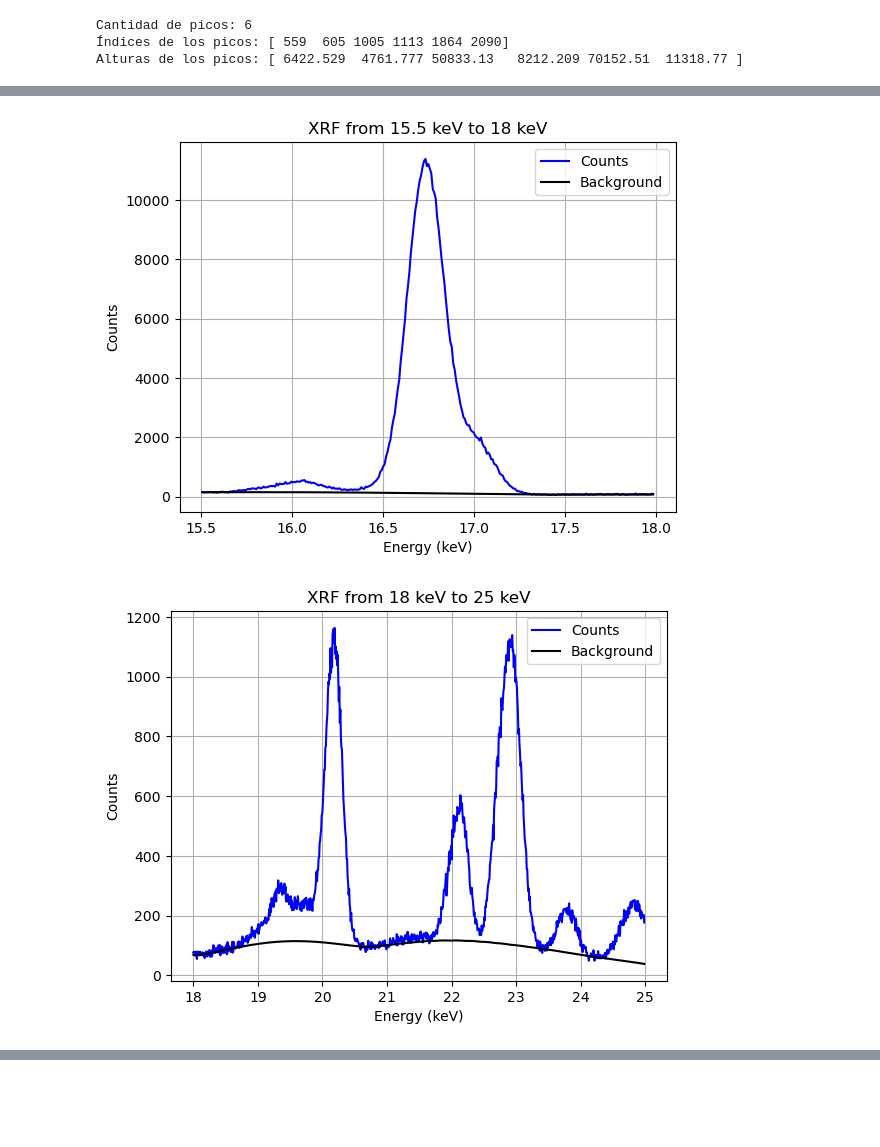
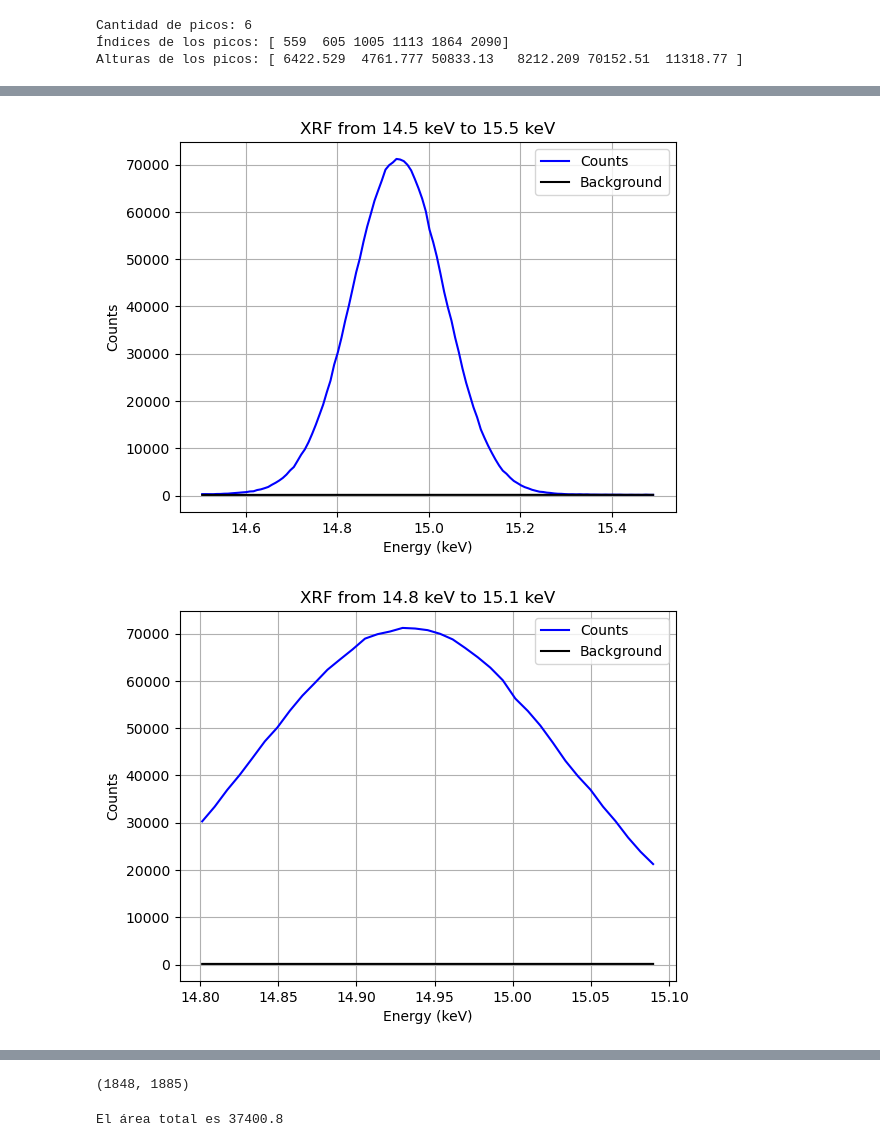
Before and after one commit to eduardoh27/Core-Level-Spectroscopy, a Jupyter notebook: Taller 3/read_data.ipynb, the cells around one changed output, grey strips where cells are left out. Saved outputs shown, nothing was run; the diff lists cells and outputs as text; code cells hidden in the pictures; blank space fills up the shorter version.

```diff
--- a/Taller 3/read_data.ipynb
+++ b/Taller 3/read_data.ipynb
@@ -98,6 +98,8 @@ def plot_data(energy, counts=None, background=None, fit=None, initial_energy = N
     plt.legend()
     plt.show()
 
+    return initial, final
+
 plot_data(energy, counts, background, fit)
 # %% [output]
 [figure]
@@ -133,9 +136,14 @@ plot_data(energy, counts, background, fit)
 #plot_data(energy, counts, background, initial_energy=4, final_energy=7)
 #plot_data(energy, counts, background, initial_energy=7, final_energy=10)
 #plot_data(energy, counts, background, initial_energy=10, final_energy=14)
-plot_data(energy, counts, background, initial_energy=14, final_energy=15.5)
-plot_data(energy, counts, background, initial_energy=15.5, final_energy=18)
-plot_data(energy, counts, background, initial_energy=18, final_energy=25)
-plot_data(energy, counts, background, initial_energy=25, final_energy=40)
+#plot_data(energy, counts, background, initial_energy=14, final_energy=15.5)
+#plot_data(energy, counts, background, initial_energy=15.5, final_energy=18)
+#plot_data(energy, counts, background, initial_energy=18, final_energy=25)
+#plot_data(energy, counts, background, initial_energy=25, final_energy=40)
+
+plot_data(energy, counts, background, initial_energy=14, final_energy=16)
+plot_data(energy, counts, background, initial_energy=14.5, final_energy=15.5)
+
+plot_data(energy, counts, background, initial_energy=14.8, final_energy=15.1)
 # %% [output]
 [figure]
@@ -143,2 +151,2 @@ plot_data(energy, counts, background, initial_energy=25, final_energy=40)
-[figure, old version]
+[figure, new version]
-[figure, old version]
+[figure, new version]
@@ -145,0 +153,10 @@ plot_data(energy, counts, background, initial_energy=25, final_energy=40)
+(1848, 1885)
+# %%
+from scipy.integrate import simps
+
+# Area de toda la curva
+
+area_total = simps(counts - background, energy)
+print(f'El área total es {round(area_total,1)}')
+# %% [output]
+El área total es 37400.8
```
Also changed, not shown: parts of 2 cells of this notebook.
